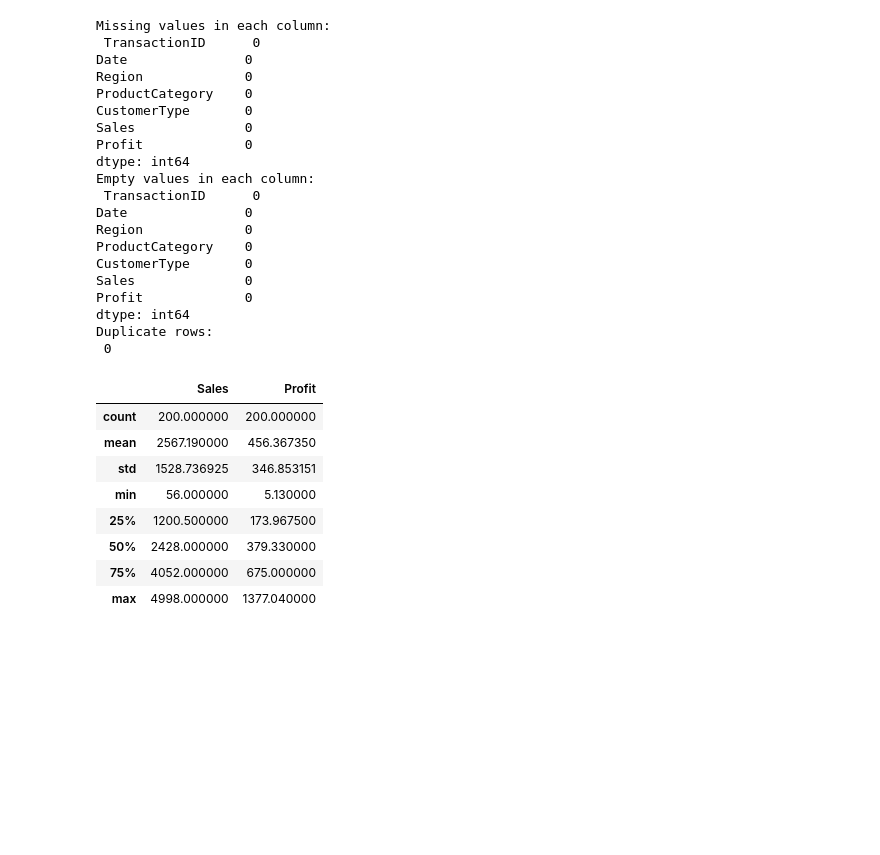
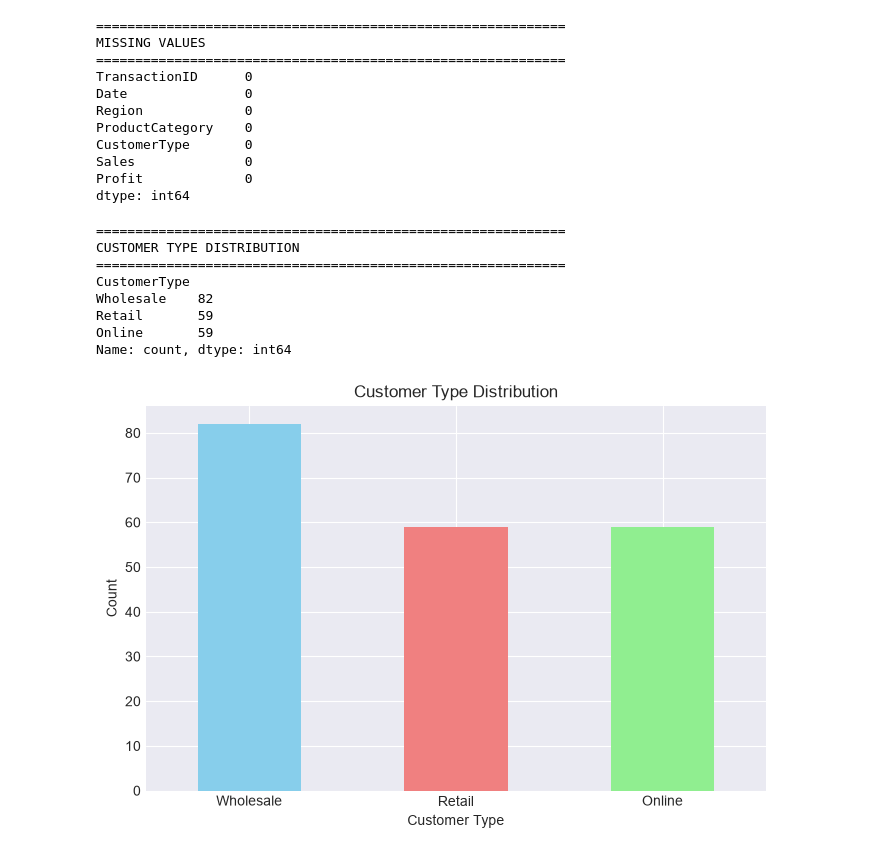
Before and after one commit to eria-k/KiraboEria, a Jupyter notebook: classification_assignment.ipynb, the cells around one changed output. Cells and saved outputs as stored; diff of their text form; code cells hidden in the pictures; blank space fills up the shorter version.

```diff
--- a/classification_assignment.ipynb
+++ b/classification_assignment.ipynb
@@ -25,18 +84,14 @@ df.head()
 # %%
-#preprocessing the data
-#df = df.dropna()  # Remove rows with missing values
-#check for missing values
-missing_values = df.isnull().sum()
-print("Missing values in each column:\n", missing_values)
-#check for empty values
-empty_values = (df == '').sum()
-print("Empty values in each column:\n", empty_values)
-#check for duplicates
-duplicate_rows = df.duplicated().sum()
-print("Duplicate rows:\n", duplicate_rows)
+# Check for missing values
+print("\n" + "="*60)
+print("MISSING VALUES")
+print("="*60)
+print(df.isnull().sum())
 # %% [output]
-Missing values in each column:
- TransactionID      0
+============================================================
+MISSING VALUES
+============================================================
+TransactionID      0
 Date               0
 Region             0
 ProductCategory    0
@@ -44,28 +99,29 @@ CustomerType       0
 Sales              0
 Profit             0
 dtype: int64
-Empty values in each column:
- TransactionID      0
-Date               0
-Region             0
-ProductCategory    0
-CustomerType       0
-Sales              0
-Profit             0
-dtype: int64
-Duplicate rows:
- 0
 # %%
-#summary statistics of the dataset
-df.describe()
+# Target variable distribution
+print("\n" + "="*60)
+print("CUSTOMER TYPE DISTRIBUTION")
+print("="*60)
+print(df['CustomerType'].value_counts())
+
+# Visualize
+plt.figure(figsize=(8, 5))
+df['CustomerType'].value_counts().plot(kind='bar', color=['skyblue', 'lightcoral', 'lightgreen'])
+plt.title('Customer Type Distribution')
+plt.xlabel('Customer Type')
+plt.ylabel('Count')
+plt.xticks(rotation=0)
+plt.show()
 # %% [output]
-|  | Sales | Profit |
-| count | 200.000000 | 200.000000 |
-| mean | 2567.190000 | 456.367350 |
-| std | 1528.736925 | 346.853151 |
-| min | 56.000000 | 5.130000 |
-| 25% | 1200.500000 | 173.967500 |
-| 50% | 2428.000000 | 379.330000 |
-| 75% | 4052.000000 | 675.000000 |
-| max | 4998.000000 | 1377.040000 |
+============================================================
+CUSTOMER TYPE DISTRIBUTION
+============================================================
+CustomerType
+Wholesale    82
+Retail       59
+Online       59
+Name: count, dtype: int64
+[figure, added]
 # %%
```
Also changed, not shown: parts of 13 cells of this notebook, 1 other file.
